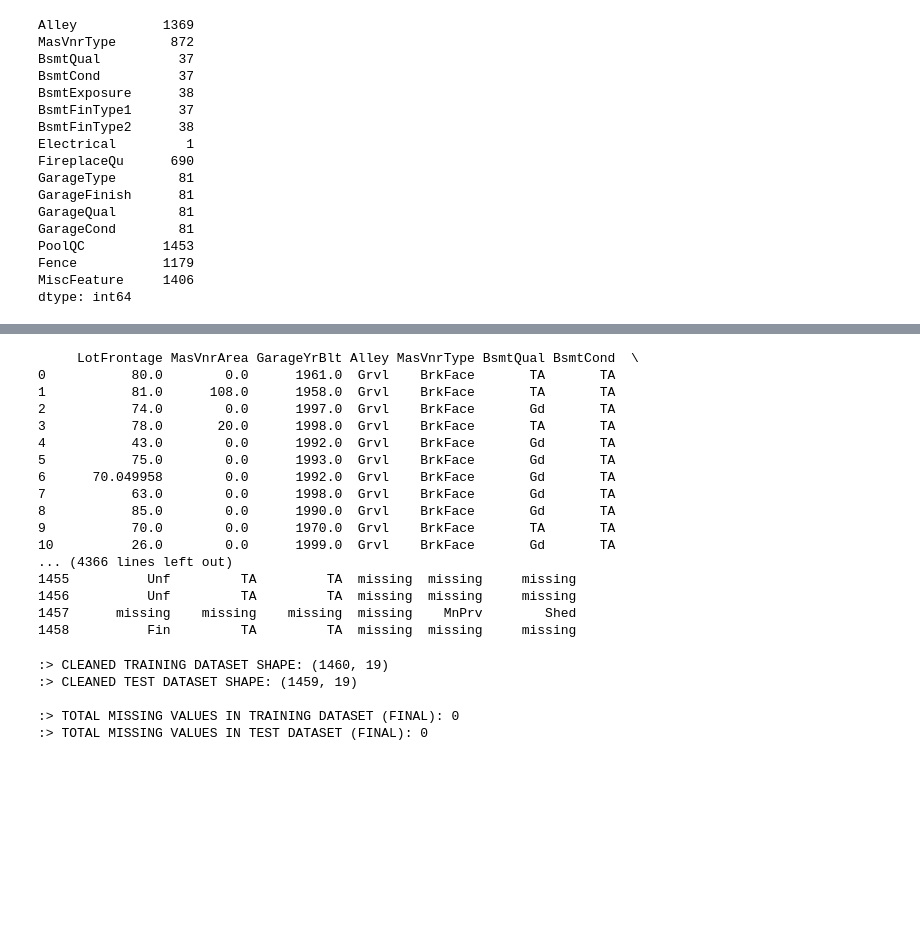
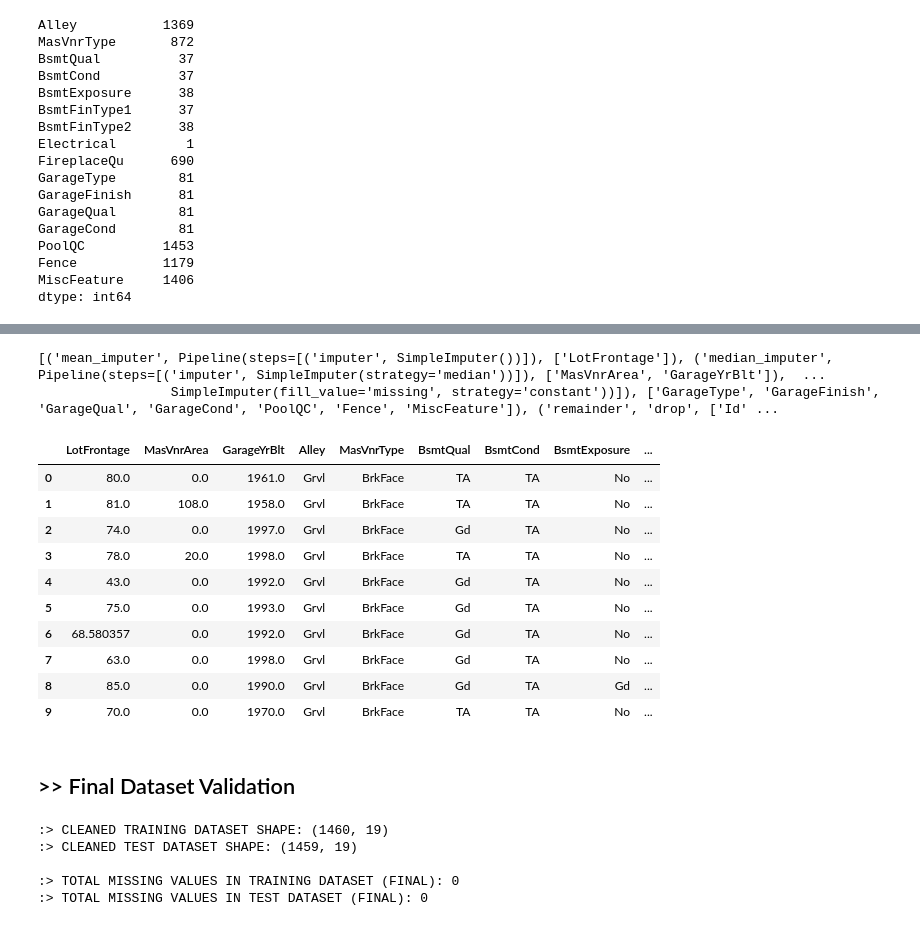
Before and after one commit to Dev-Zinzuvadiya/ml-engineering-workspace, a Jupyter notebook: datasets/model_training/02_model_train.ipynb, the cells around one changed output, grey strips where cells are left out. Cells and saved outputs as stored; diff of their text form; code cells hidden in the pictures; blank space fills up the shorter version.

```diff
--- a/datasets/model_training/02_model_train.ipynb
+++ b/datasets/model_training/02_model_train.ipynb
@@ -193,0 +212,3 @@ display(Complete_X_train)
+# %%
+# FIT THE PREPROCESSOR ON BOTH TRAINING AND TEST DATA
+preprocessor.fit(X_test)
@@ -194,24 +253,26 @@ display(Complete_X_train)
+# %%
+# DISPLAY THE TRANSFORMERS CONFIGURATION FOR VERIFICATION
+print(preprocessor.transformers_)
+# %% [output]
+[('mean_imputer', Pipeline(steps=[('imputer', SimpleImputer())]), ['LotFrontage']), ('median_imputer', Pipeline(steps=[('imputer', SimpleImputer(strategy='median'))]), ['MasVnrArea', 'GarageYrBlt']),  ...
+                 SimpleImputer(fill_value='missing', strategy='constant'))]), ['GarageType', 'GarageFinish', 'GarageQual', 'GarageCond', 'PoolQC', 'Fence', 'MiscFeature']), ('remainder', 'drop', ['Id' ...
 # %%
 # DISPLAY THE COMPLETE CLEANED TEST DATAFRAME
-display(Complete_X_test)
+Complete_X_test.head(10)
 # %% [output]
-     LotFrontage MasVnrArea GarageYrBlt Alley MasVnrType BsmtQual BsmtCond  \
-0           80.0        0.0      1961.0  Grvl    BrkFace       TA       TA
-1           81.0      108.0      1958.0  Grvl    BrkFace       TA       TA
-2           74.0        0.0      1997.0  Grvl    BrkFace       Gd       TA
-3           78.0       20.0      1998.0  Grvl    BrkFace       TA       TA
-4           43.0        0.0      1992.0  Grvl    BrkFace       Gd       TA
-5           75.0        0.0      1993.0  Grvl    BrkFace       Gd       TA
-6      70.049958        0.0      1992.0  Grvl    BrkFace       Gd       TA
-7           63.0        0.0      1998.0  Grvl    BrkFace       Gd       TA
-8           85.0        0.0      1990.0  Grvl    BrkFace       Gd       TA
-9           70.0        0.0      1970.0  Grvl    BrkFace       TA       TA
-10          26.0        0.0      1999.0  Grvl    BrkFace       Gd       TA
-... (4366 lines left out)
-1455          Unf         TA         TA  missing  missing     missing
-1456          Unf         TA         TA  missing  missing     missing
-1457      missing    missing    missing  missing    MnPrv        Shed
-1458          Fin         TA         TA  missing  missing     missing
+|  | LotFrontage | MasVnrArea | GarageYrBlt | Alley | MasVnrType | BsmtQual | BsmtCond | BsmtExposure | ... |
+| 0 | 80.0 | 0.0 | 1961.0 | Grvl | BrkFace | TA | TA | No | ... |
+| 1 | 81.0 | 108.0 | 1958.0 | Grvl | BrkFace | TA | TA | No | ... |
+| 2 | 74.0 | 0.0 | 1997.0 | Grvl | BrkFace | Gd | TA | No | ... |
+| 3 | 78.0 | 20.0 | 1998.0 | Grvl | BrkFace | TA | TA | No | ... |
+| 4 | 43.0 | 0.0 | 1992.0 | Grvl | BrkFace | Gd | TA | No | ... |
+| 5 | 75.0 | 0.0 | 1993.0 | Grvl | BrkFace | Gd | TA | No | ... |
+| 6 | 68.580357 | 0.0 | 1992.0 | Grvl | BrkFace | Gd | TA | No | ... |
+| 7 | 63.0 | 0.0 | 1998.0 | Grvl | BrkFace | Gd | TA | No | ... |
+| 8 | 85.0 | 0.0 | 1990.0 | Grvl | BrkFace | Gd | TA | Gd | ... |
+| 9 | 70.0 | 0.0 | 1970.0 | Grvl | BrkFace | TA | TA | No | ... |
+# %% [markdown]
+## >> Final Dataset Validation
 # %%
 # CALCULATE TOTAL MISSING VALUES IN THE CLEANED DATASETS
 Null_Miss1 = Complete_X_train.isnull().sum().sum()
```
Also changed, not shown: parts of 18 cells of this notebook, 2 other files.
